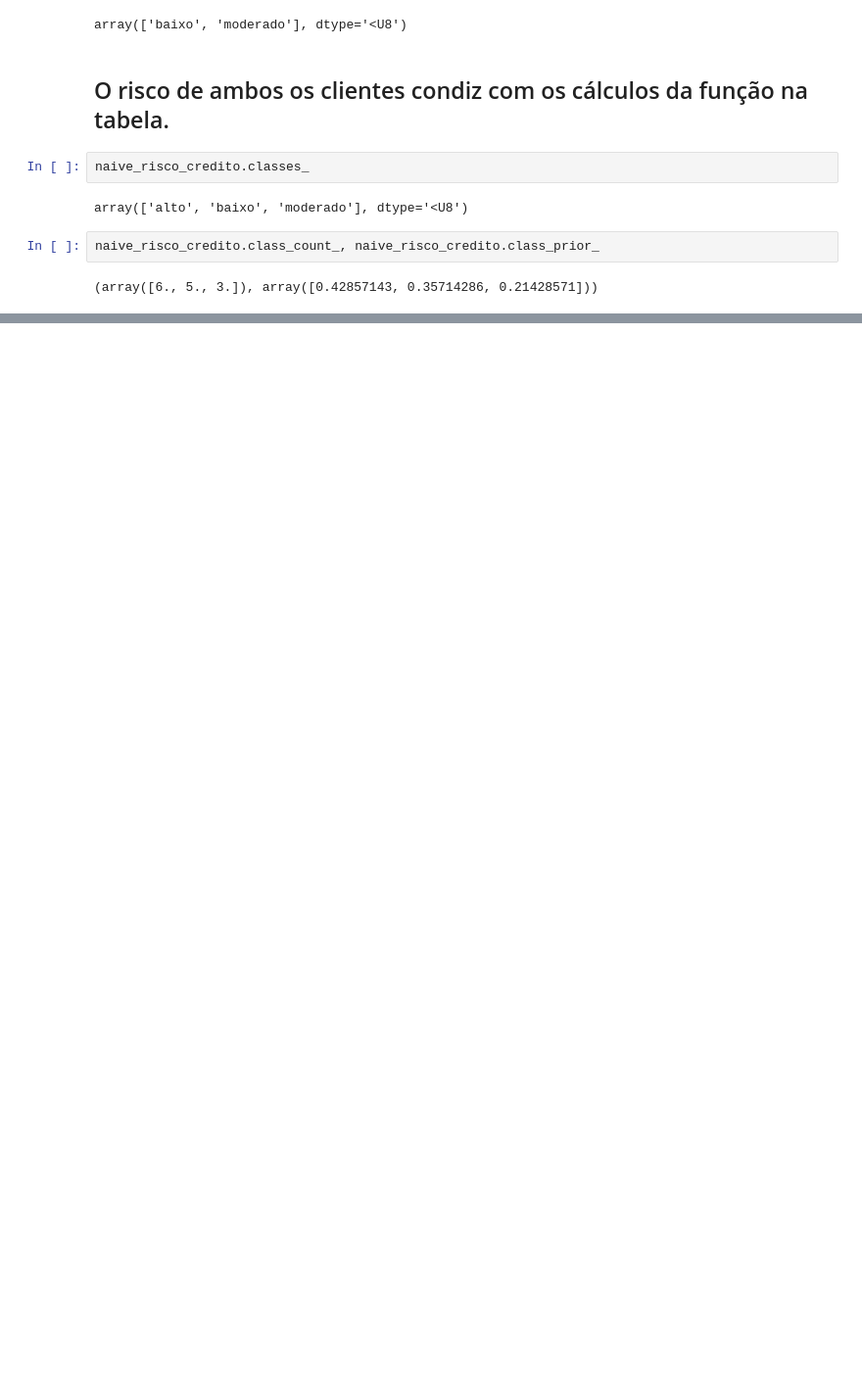
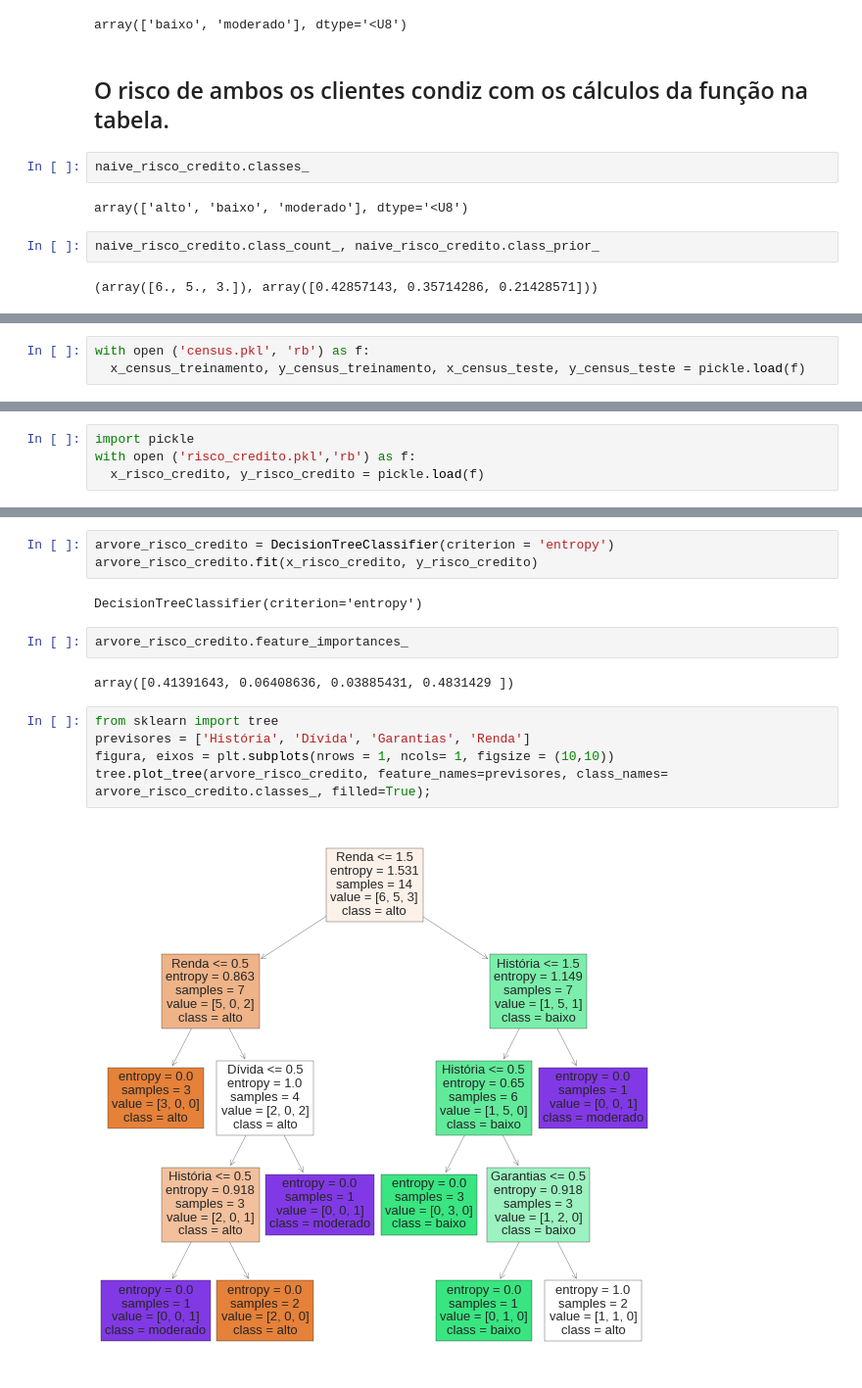
Before and after one commit to wnbrandao/wnbrandao, a Jupyter notebook: Untitled0.ipynb, the cells around one changed output, grey strips where cells are left out. Shown: that part at 98% size. Drawn from its saved outputs; the diff is of its cells as text; blank space fills up the shorter version.

```diff
--- a/Untitled0.ipynb
+++ b/Untitled0.ipynb
@@ -535,0 +585,3 @@ naive_risco_credito.class_count_, naive_risco_credito.class_prior_
+# %%
+with open ('census.pkl', 'rb') as f:
+  x_census_treinamento, y_census_treinamento, x_census_teste, y_census_teste = pickle.load(f)
@@ -535,0 +604,4 @@ naive_risco_credito.class_count_, naive_risco_credito.class_prior_
+# %%
+import pickle
+with open ('risco_credito.pkl','rb') as f:
+  x_risco_credito, y_risco_credito = pickle.load(f)
@@ -535,0 +625,16 @@ naive_risco_credito.class_count_, naive_risco_credito.class_prior_
+# %%
+arvore_risco_credito = DecisionTreeClassifier(criterion = 'entropy')
+arvore_risco_credito.fit(x_risco_credito, y_risco_credito)
+# %% [output]
+DecisionTreeClassifier(criterion='entropy')
+# %%
+arvore_risco_credito.feature_importances_
+# %% [output]
+array([0.41391643, 0.06408636, 0.03885431, 0.4831429 ])
+# %%
+from sklearn import tree
+previsores = ['História', 'Dívida', 'Garantias', 'Renda']
+figura, eixos = plt.subplots(nrows = 1, ncols= 1, figsize = (10,10))
+tree.plot_tree(arvore_risco_credito, feature_names=previsores, class_names= arvore_risco_credito.classes_, filled=True);
+# %% [output]
+[figure, added]
```
Also changed, not shown: parts of 85 cells of this notebook.
